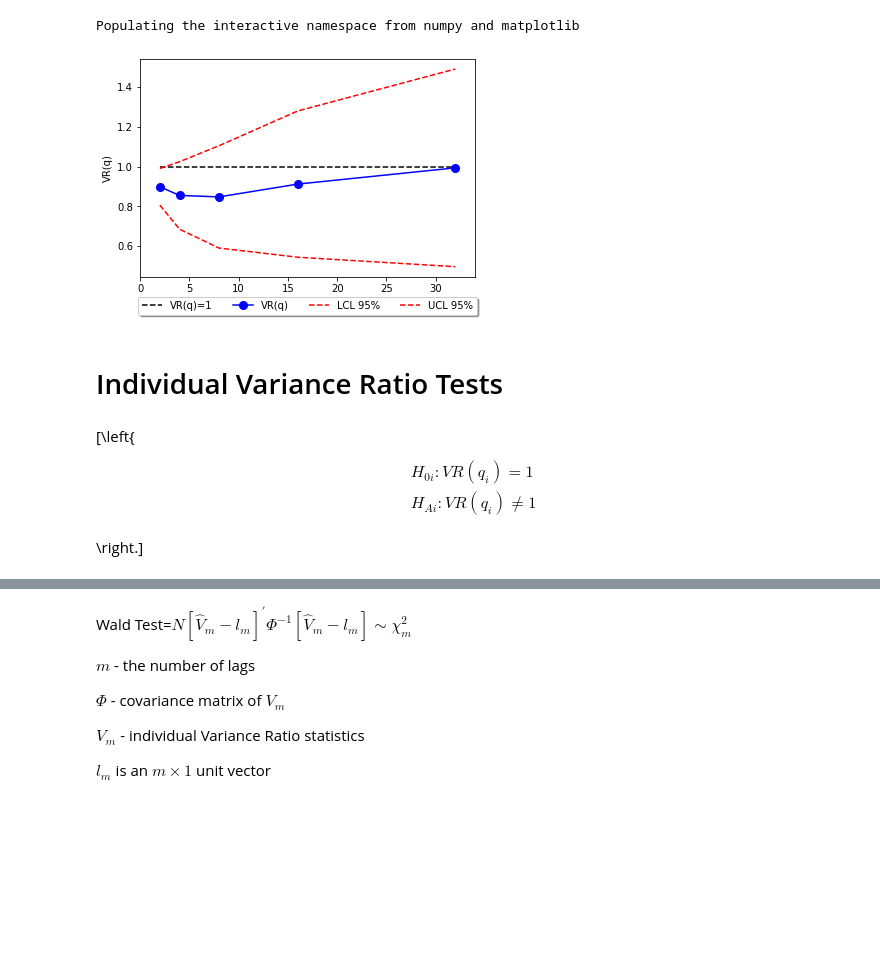
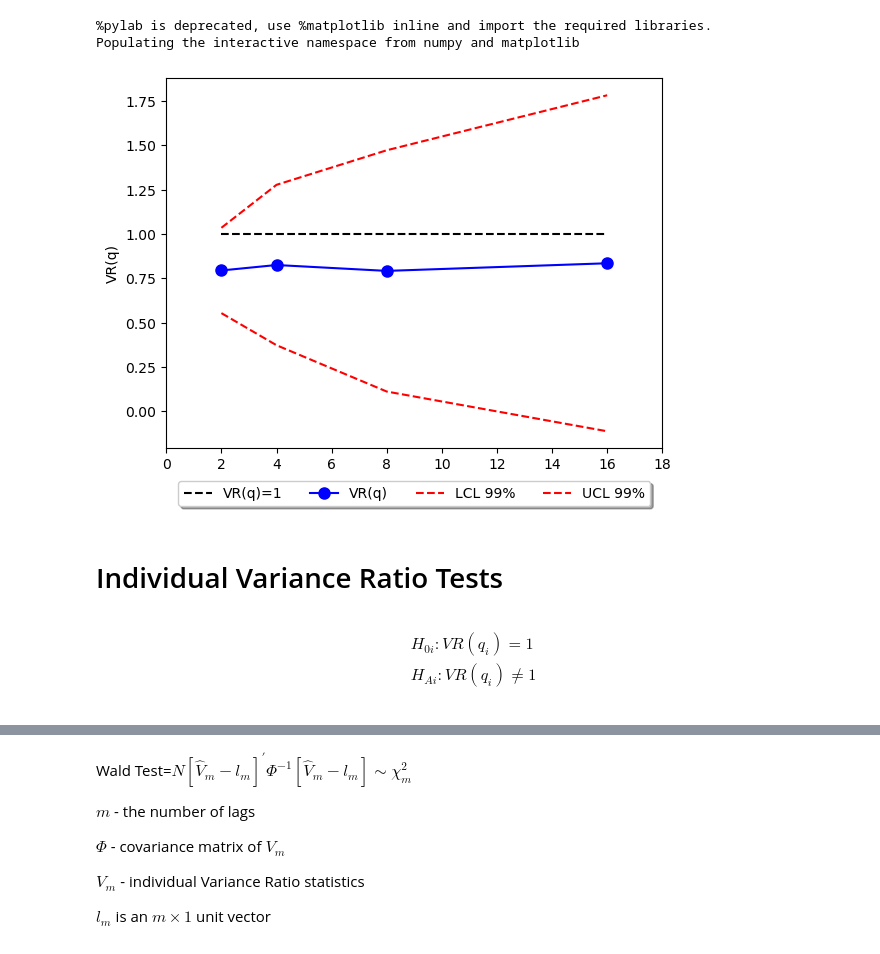
Before and after one commit to danpele/Stat_fin_markets, a Jupyter notebook: SFM_EMH_Tests/SFM_MVR_Test.ipynb, the cells around one changed output, grey strips where cells are left out. Cells and saved outputs as stored; diff of their text form; code cells hidden in the pictures; blank space fills up the shorter version.

```diff
--- a/SFM_EMH_Tests/SFM_MVR_Test.ipynb
+++ b/SFM_EMH_Tests/SFM_MVR_Test.ipynb
@@ -14,12 +14,12 @@ from arch.unitroot import VarianceRatio
 from yahoo_fin.stock_info import *
 
 # We will look at stock prices
-start = datetime.datetime(2015,1,1)
-end = datetime.datetime(2021,6,1)
+start = datetime.datetime(2020,1,1)
+end = datetime.datetime(2023,6,1)
 
 
 
-stock = get_data('AAPL' , start_date = start, end_date = end)
+stock = get_data('^GSPC' , start_date = start, end_date = end)
 
 stock.head()
 
@@ -47,8 +47,8 @@ ucl=[]
 vr_1=[]
 p_value=[]
 stderr=[]
-alpha=0.05
-k=5
+alpha=0.01
+k=4
 
 def VRTest():
     for ii in range (1, k+1):
@@ -59,34 +59,35 @@ def VRTest():
         se=np.sqrt(vr._stat_variance)/np.sqrt(vr._nobs-1)
         stderr.append(se)
         lower=vr.vr-stat.norm.ppf(1-alpha/2)*se
         upper=vr.vr+stat.norm.ppf(1-alpha/2)*se
         one=1
         zvrt.append(vr.stat)
         lcl.append(lower)
         ucl.append(upper)
         vr_1.append(one)
         p_value.append(vr.pvalue)
 
     return vrt,p_value,zvrt,q,stderr
 VRTest()
 
 confidence=1-alpha
 %pylab inline
 #pylab.rcParams['figure.figsize'] = (15, 9)   # Change the size of plots
 #plt.ylim(min(lcl), max(ucl))
 plt.xlim(0, 2**k+2)
 plt.xlabel( 'q' )
 plt.ylabel( 'VR(q)' )
 plt.plot(q, vr_1,color='black', linestyle='dashed', label='VR(q)=1')
 plt.plot(q, vrt, color='blue', marker='o',markerfacecolor='blue', markersize=8,label='VR(q)')
 plt.plot(q, lcl,color='red', linestyle='dashed', label='LCL ' +str('{:.0%}'.format(confidence)))
 plt.plot(q, ucl,color='red', linestyle='dashed', label='UCL ' +str('{:.0%}'.format(confidence)))
 plt.legend(loc='upper center', bbox_to_anchor=(0.5, -0.07),fancybox=True, shadow=True, ncol=5)
 
 plt.show()
 # %% [output]
+%pylab is deprecated, use %matplotlib inline and import the required libraries.
 Populating the interactive namespace from numpy and matplotlib
-[figure, old version]
+[figure, new version]
 # %% [markdown]
 # Individual Variance Ratio Tests
 # %%
@@ -96,17 +97,12 @@ results['VR test']=vrt
 results['Std. Error']=stderr
 results['z statistic']=zvrt
 results['P-value']=p_value
-# %%
-%%latex
-\[\left\{ \begin{align}
-  & {{H}_{0i}}:VR({{q}_{i}})=1 \\
- & {{H}_{Ai}}:VR({{q}_{i}})\ne 1 \\
-\end{align} \right.\]
-# %% [output]
-\[\left\{ \begin{align}
-  & {{H}_{0i}}:VR({{q}_{i}})=1 \\
- & {{H}_{Ai}}:VR({{q}_{i}})\ne 1 \\
-\end{align} \right.\]
+# %% [markdown]
+
+ \begin{align}
+  & {{H}_{0i}}:VR({{q}_{i}})=1 \\
+ & {{H}_{Ai}}:VR({{q}_{i}})\ne 1 \\
+\end{align}
 # %%
 results
 # %% [output]
```
Also changed, not shown: parts of 6 cells of this notebook.
